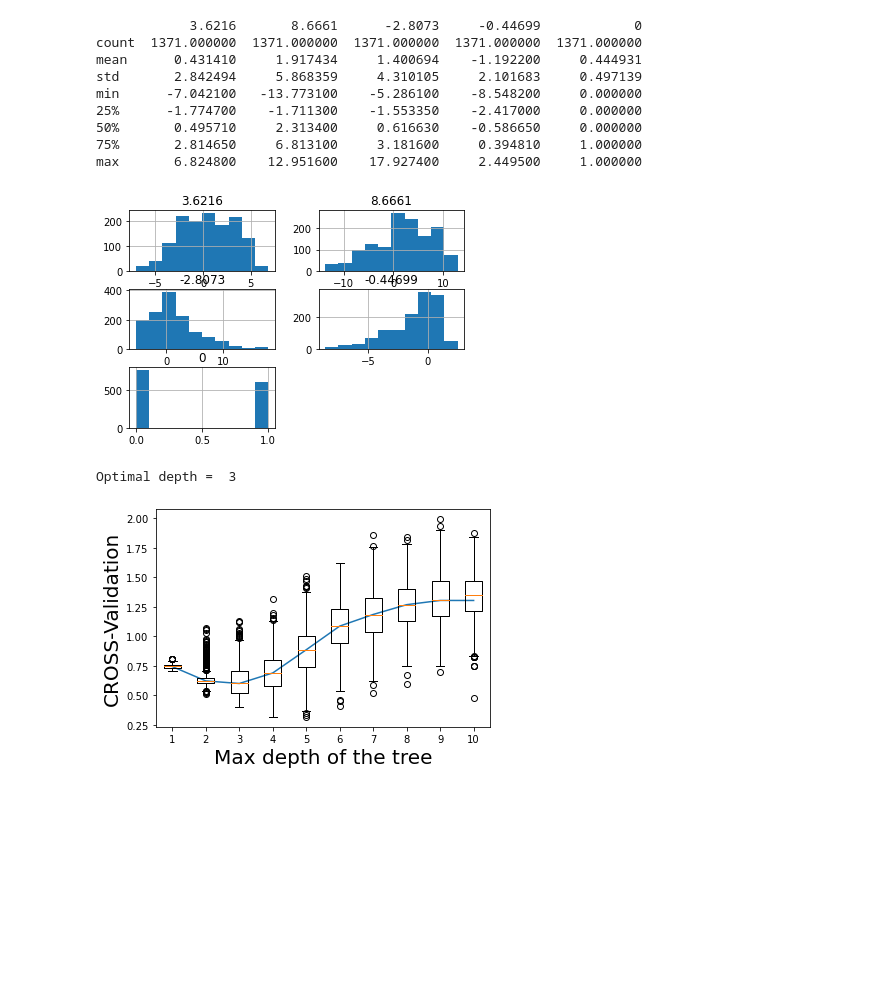
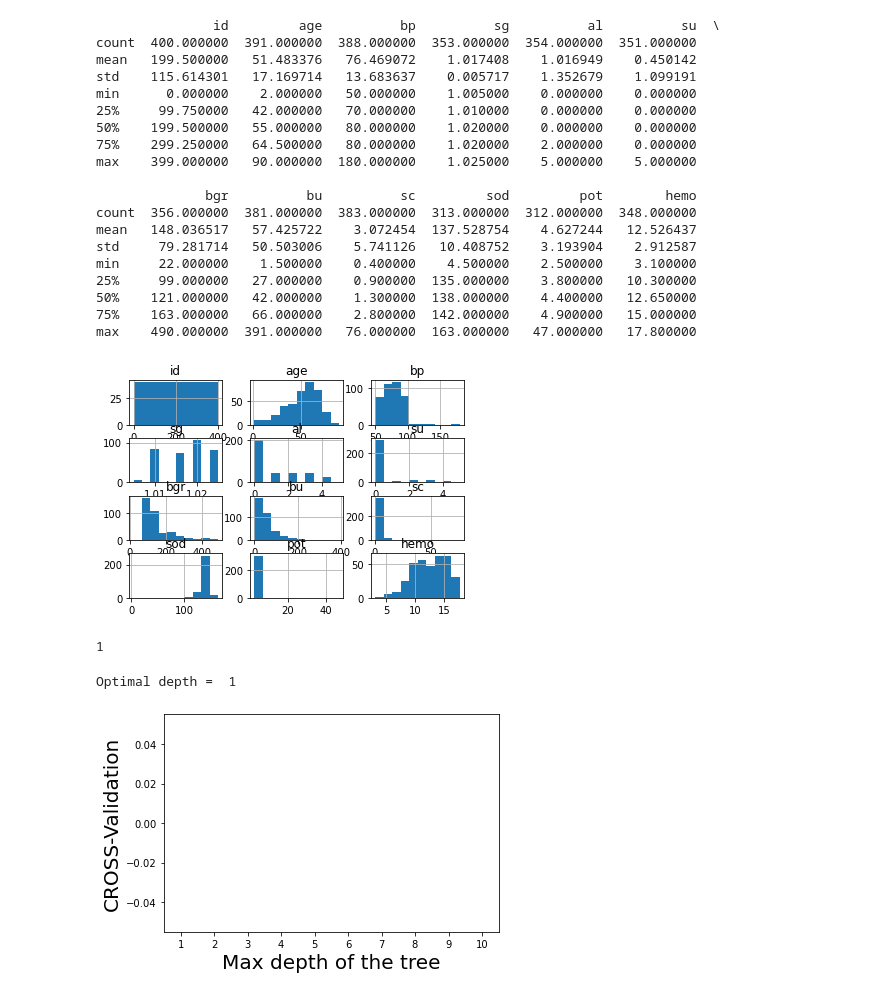
Before and after one commit to Yassine-Kh/project_machine_learning, a Jupyter notebook: main_banknote.ipynb, the cells around one changed output. Cells and saved outputs as stored; diff of their text form; code cells hidden in the pictures; blank space fills up the shorter version.

```diff
--- a/main_banknote.ipynb
+++ b/main_banknote.ipynb
@@ -10,17 +10,28 @@ import numpy as np
 warnings.filterwarnings('ignore')
 # %%
 intial_dataframe = CleanData("https://archive.ics.uci.edu/ml/machine-learning-databases/00267/data_banknote_authentication.txt")
+intial_dataframe = CleanData(".\kidney_disease.csv")
 intial_dataframe.describeData()
 # %% [output]
-            3.6216       8.6661      -2.8073     -0.44699            0
-count  1371.000000  1371.000000  1371.000000  1371.000000  1371.000000
-mean      0.431410     1.917434     1.400694    -1.192200     0.444931
-std       2.842494     5.868359     4.310105     2.101683     0.497139
-min      -7.042100   -13.773100    -5.286100    -8.548200     0.000000
-25%      -1.774700    -1.711300    -1.553350    -2.417000     0.000000
-50%       0.495710     2.313400     0.616630    -0.586650     0.000000
-75%       2.814650     6.813100     3.181600     0.394810     1.000000
-max       6.824800    12.951600    17.927400     2.449500     1.000000
+               id         age          bp          sg          al          su  \
+count  400.000000  391.000000  388.000000  353.000000  354.000000  351.000000
+mean   199.500000   51.483376   76.469072    1.017408    1.016949    0.450142
+std    115.614301   17.169714   13.683637    0.005717    1.352679    1.099191
+min      0.000000    2.000000   50.000000    1.005000    0.000000    0.000000
+25%     99.750000   42.000000   70.000000    1.010000    0.000000    0.000000
+50%    199.500000   55.000000   80.000000    1.020000    0.000000    0.000000
+75%    299.250000   64.500000   80.000000    1.020000    2.000000    0.000000
+max    399.000000   90.000000  180.000000    1.025000    5.000000    5.000000
+
+              bgr          bu          sc         sod         pot        hemo
+count  356.000000  381.000000  383.000000  313.000000  312.000000  348.000000
+mean   148.036517   57.425722    3.072454  137.528754    4.627244   12.526437
+std     79.281714   50.503006    5.741126   10.408752    3.193904    2.912587
+min     22.000000    1.500000    0.400000    4.500000    2.500000    3.100000
+25%     99.000000   27.000000    0.900000  135.000000    3.800000   10.300000
+50%    121.000000   42.000000    1.300000  138.000000    4.400000   12.650000
+75%    163.000000   66.000000    2.800000  142.000000    4.900000   15.000000
+max    490.000000  391.000000   76.000000  163.000000   47.000000   17.800000
-[figure, old version]
+[figure, new version]
 # %%
 column_names = ["variance", "skewness", "curtosis", "entropy", "classification"]
@@ -28,13 +39,17 @@ X_train, X_test, y_train, y_test = intial_dataframe.splitData(1 / 3, 42, column_
+# %%
+X_train.isnull().values.any()
+# %% [output]
+1
 # %%
 Tree_class = DecisionTree (len(column_names))
 tab_log_loss_tree, tab_log_loss_tree_box, optimal_depth = Tree_class.cross_validation(X_train, y_train)
 # %%
 print("Optimal depth = ", optimal_depth)
 # %% [output]
-Optimal depth =  3
+Optimal depth =  1
 # %%
 Tree_class.plot(X_train, y_train)
 # %% [output]
-[figure, old version]
+[figure, new version]
 # %%
 y_tree, y_forest, y_ada = Tree_class.adjust_classification(X_train, X_test, y_train, optimal_depth)
```
Also changed, not shown: parts of 3 cells of this notebook.
